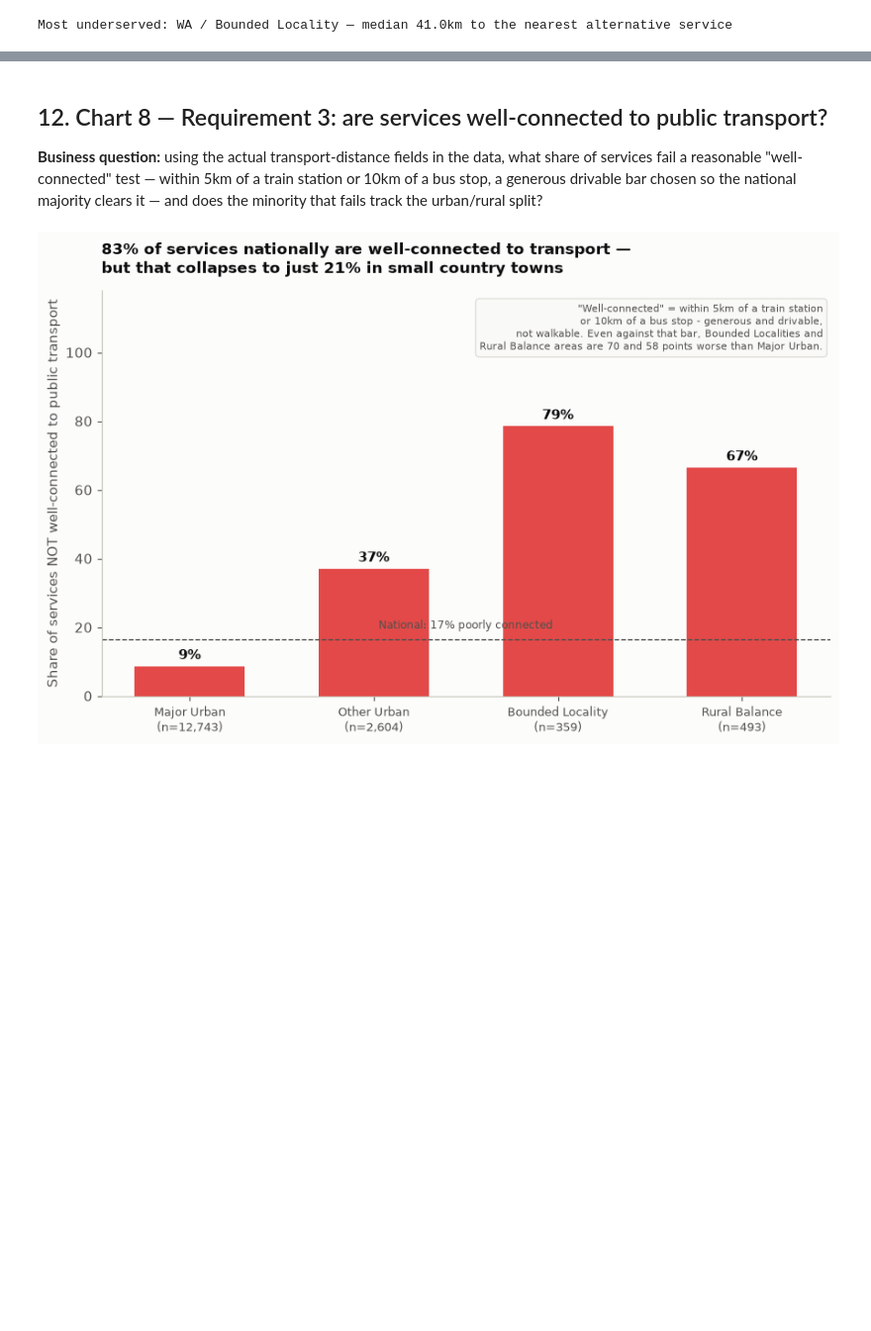
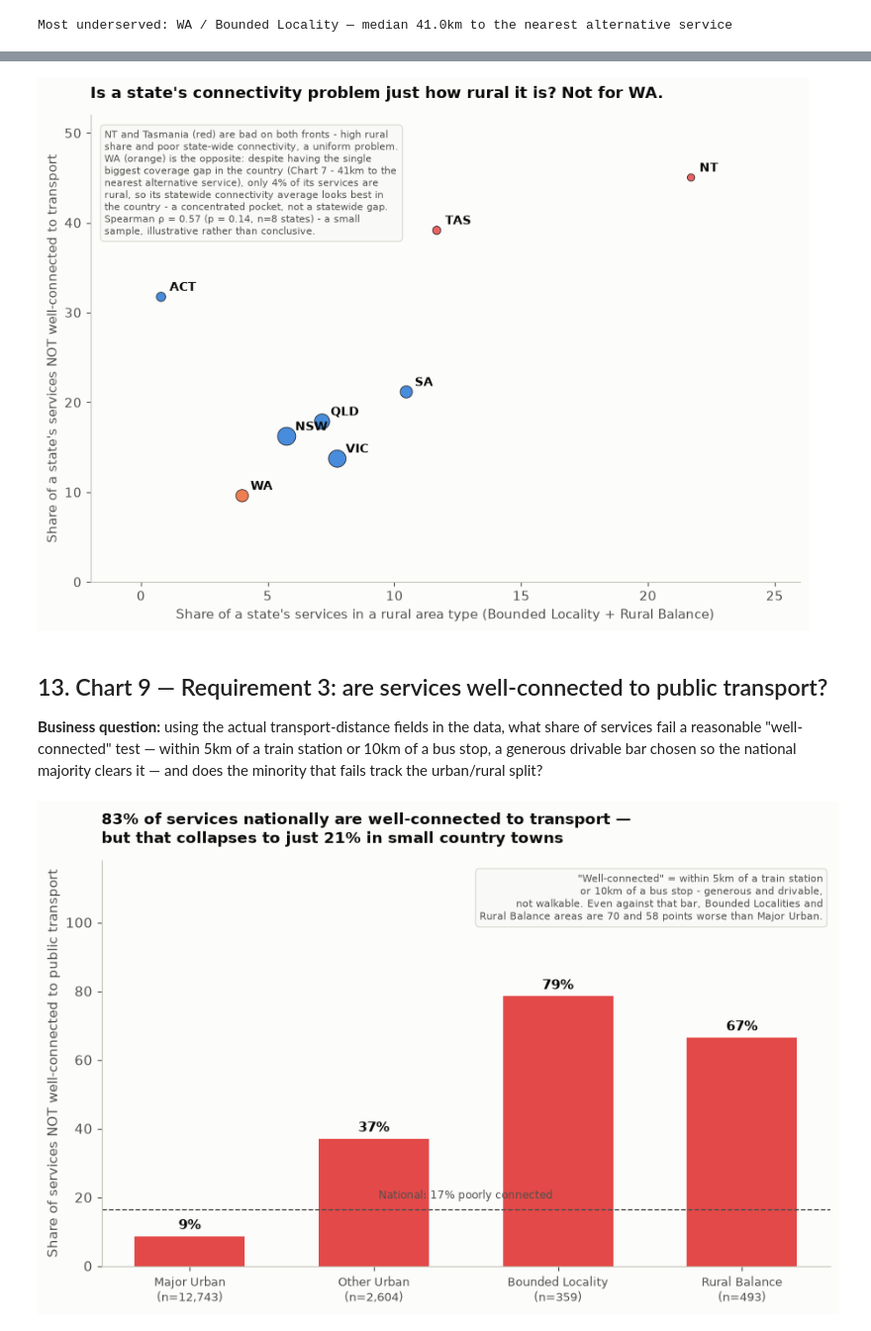
Before and after one commit to martvanhoorn2003-svg/Mart, a Jupyter notebook: ACECQA_Service_Quality_Analysis.ipynb, the cells around one changed output, grey strips where cells are left out. Shown at 99% size. Cells and saved outputs as stored; diff of their text form; code cells hidden in the pictures; blank space fills up the shorter version.

```diff
--- a/ACECQA_Service_Quality_Analysis.ipynb
+++ b/ACECQA_Service_Quality_Analysis.ipynb
@@ -698,6 +707,60 @@ Most underserved: WA / Bounded Locality — median 41.0km to the nearest alterna
+# %%
+
+d8b = df[~df["train_dist_outlier"] & ~df["bus_dist_outlier"]].copy()
+d8b["WellConnected"] = (d8b["DistanceToTrainStation_km"] <= TRAIN_CONNECTED_KM) | (d8b["DistanceToBusStation_km"] <= BUS_CONNECTED_KM)
+d8b = d8b[d8b["State"].notna()]
+poorly_connected8b = d8b.groupby("State")["WellConnected"].apply(lambda s: (~s).mean() * 100)
+rural_share8b = df[df["State"].notna()].groupby("State")["SOS_Category"].apply(
+    lambda s: s.isin(["Bounded Locality", "Rural Balance"]).mean() * 100
+)
+counts8b = d8b["State"].value_counts()
+states8b = list(poorly_connected8b.index)
+rural_share8b = rural_share8b.reindex(states8b)
+
+rho8b, pval8b = stats.spearmanr(rural_share8b, poorly_connected8b)
+
+fig, ax = plt.subplots(figsize=(9, 6.5))
+sizes8b = (counts8b.reindex(states8b) ** 0.5) * 3
+colors8b = [CAT["red"] if s in ("NT", "TAS") else (CAT["orange"] if s == "WA" else CAT["blue"]) for s in states8b]
+ax.scatter(rural_share8b, poorly_connected8b, s=sizes8b, color=colors8b, alpha=0.85,
+           edgecolors=INK_PRIMARY, linewidths=0.6, zorder=3)
+for s in states8b:
+    ax.annotate(s, (rural_share8b[s], poorly_connected8b[s]), xytext=(7, 5), textcoords="offset points",
+                fontsize=10, fontweight="bold", color=INK_PRIMARY)
+ax.set_xlim(-2, 26)
+ax.set_ylim(0, 52)
+ax.set_xlabel("Share of a state's services in a rural area type (Bounded Locality + Rural Balance)")
+ax.set_ylabel("Share of a state's services NOT well-connected to transport")
+ax.set_title("Is a state's connectivity problem just how rural it is? Not for WA.",
+             fontsize=13, fontweight="bold", color=INK_PRIMARY, loc="left", pad=14)
+ax.text(0.02, 0.97,
+        "NT and Tasmania (red) are bad on both fronts - high rural\n"
+        "share and poor state-wide connectivity, a uniform problem.\n"
+        "WA (orange) is the opposite: despite having the single\n"
+        "biggest coverage gap in the country (Chart 7 - 41km to the\n"
+        "nearest alternative service), only 4% of its services are\n"
+        "rural, so its statewide connectivity average looks best in\n"
+        "the country - a concentrated pocket, not a statewide gap.\n"
+        f"Spearman ρ = {rho8b:.2f} (p = {pval8b:.2g}, n=8 states) - a small\n"
+        "sample, illustrative rather than conclusive.",
+        transform=ax.transAxes, ha="left", va="top", fontsize=8, color=INK_SECONDARY,
+        bbox=dict(boxstyle="round,pad=0.4", facecolor="#f9f9f7", edgecolor=GRIDLINE))
+for spine in ["top", "right"]:
+    ax.spines[spine].set_visible(False)
+ax.spines["left"].set_color(BASELINE); ax.spines["bottom"].set_color(BASELINE)
+fig.tight_layout()
+fig.savefig(FIG_DIR / "08_state_connectivity_vs_rurality.png", dpi=200)
+plt.show()
+
+summary["state_rural_share_pct"] = {s: round(float(rural_share8b[s]), 1) for s in states8b}
+summary["state_poorly_connected_pct"] = {s: round(float(poorly_connected8b[s]), 1) for s in states8b}
+summary["state_rurality_connectivity_spearman_rho"] = round(float(rho8b), 4)
+summary["state_rurality_connectivity_spearman_p"] = float(pval8b)
+# %% [output]
+[figure, added]
 # %% [markdown]
 
-## 12. Chart 8 — Requirement 3: are services well-connected to public transport?
+## 13. Chart 9 — Requirement 3: are services well-connected to public transport?
 
 **Business question:** using the actual transport-distance fields in the data, what share of services fail a reasonable "well-connected" test — within 5km of a train station or 10km of a bus stop, a generous drivable bar chosen so the national majority clears it — and does the minority that fails track the urban/rural split?
 # %%
```
Also changed, not shown: parts of 14 cells of this notebook, 12 other files.
